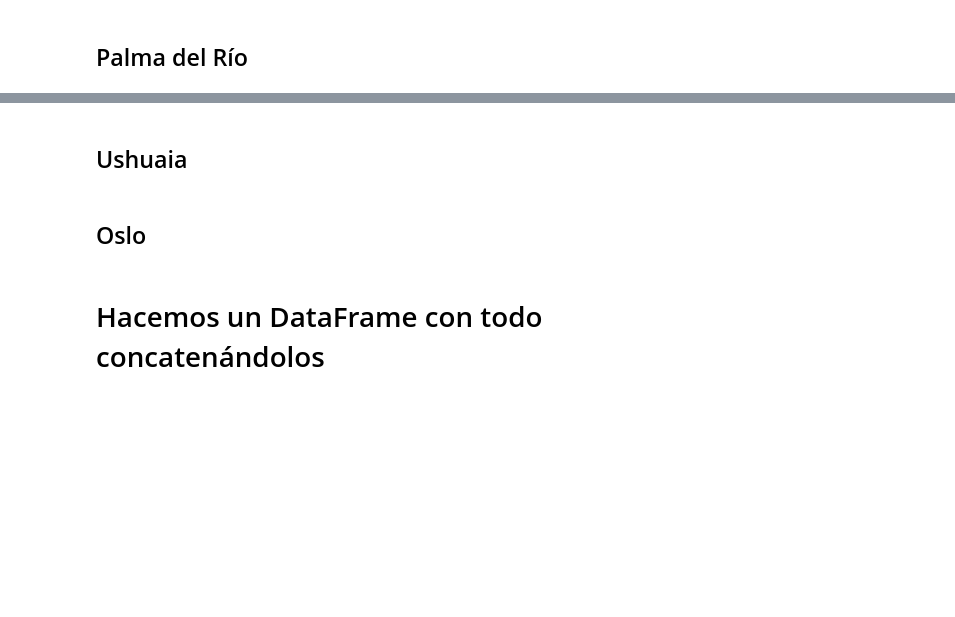
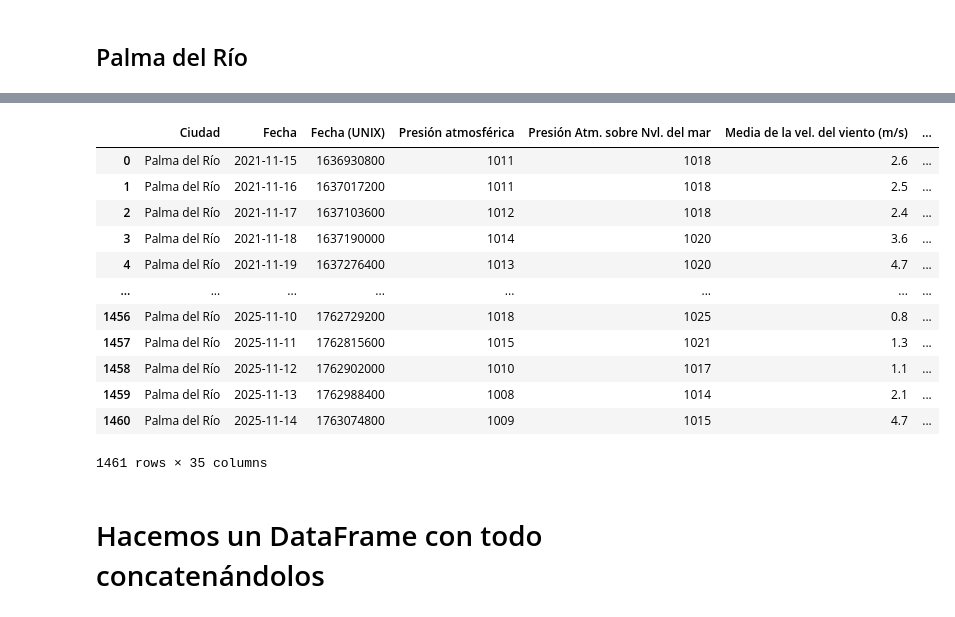
Before and after one commit to Belenm1995/Proyecto_Equipo_D, a Jupyter notebook: Proyecto_D/Análisis_datos.ipynb, the cells around one changed output, grey strips where cells are left out. Cells and saved outputs as stored; diff of their text form; code cells hidden in the pictures; blank space fills up the shorter version.

```diff
--- a/Proyecto_D/Análisis_datos.ipynb
+++ b/Proyecto_D/Análisis_datos.ipynb
@@ -142,2 +116,0 @@ df_sidney = df_sidney.drop("Unnamed: 0", axis = 1)
-# %% [markdown]
-## Ushuaia
@@ -155,2 +116,0 @@ df_ushuaia = df_ushuaia.drop("Unnamed: 0", axis = 1)
-# %% [markdown]
-## Oslo
@@ -170,2 +117,32 @@ df_oslo = df_oslo.drop("Unnamed: 0", axis = 1)
+# %%
+import os
+from datetime import datetime
+
+df_palmadr = pd.concat(objs = [pd.read_csv(x) for x in os.listdir() if x.startswith("palma") and x.endswith(".csv")],
+                     ignore_index = True)
+
+df_palmadr = df_palmadr.drop(labels = "Unnamed: 0", axis = 1)
+
+df_palmadr["Fecha"] = df_palmadr["Fecha"].apply(lambda x : datetime.strptime(x, "%Y-%m-%d"))
+
+df_palmadr["Year"] = df_palmadr["Fecha"].apply(lambda x : x.year)
+
+df_palmadr = df_palmadr.rename(columns = rename_columns)
+
+df_palmadr
+# %% [output]
+|  | Ciudad | Fecha | Fecha (UNIX) | Presión atmosférica | Presión Atm. sobre Nvl. del mar | Media de la vel. del viento (m/s) | ... |
+| 0 | Palma del Río | 2021-11-15 | 1636930800 | 1011 | 1018 | 2.6 | ... |
+| 1 | Palma del Río | 2021-11-16 | 1637017200 | 1011 | 1018 | 2.5 | ... |
+| 2 | Palma del Río | 2021-11-17 | 1637103600 | 1012 | 1018 | 2.4 | ... |
+| 3 | Palma del Río | 2021-11-18 | 1637190000 | 1014 | 1020 | 3.6 | ... |
+| 4 | Palma del Río | 2021-11-19 | 1637276400 | 1013 | 1020 | 4.7 | ... |
+| ... | ... | ... | ... | ... | ... | ... | ... |
+| 1456 | Palma del Río | 2025-11-10 | 1762729200 | 1018 | 1025 | 0.8 | ... |
+| 1457 | Palma del Río | 2025-11-11 | 1762815600 | 1015 | 1021 | 1.3 | ... |
+| 1458 | Palma del Río | 2025-11-12 | 1762902000 | 1010 | 1017 | 1.1 | ... |
+| 1459 | Palma del Río | 2025-11-13 | 1762988400 | 1008 | 1014 | 2.1 | ... |
+| 1460 | Palma del Río | 2025-11-14 | 1763074800 | 1009 | 1015 | 4.7 | ... |
+1461 rows × 35 columns
 # %% [markdown]
 # Hacemos un DataFrame con todo concatenándolos
```
Also changed, not shown: parts of 20 cells of this notebook.
